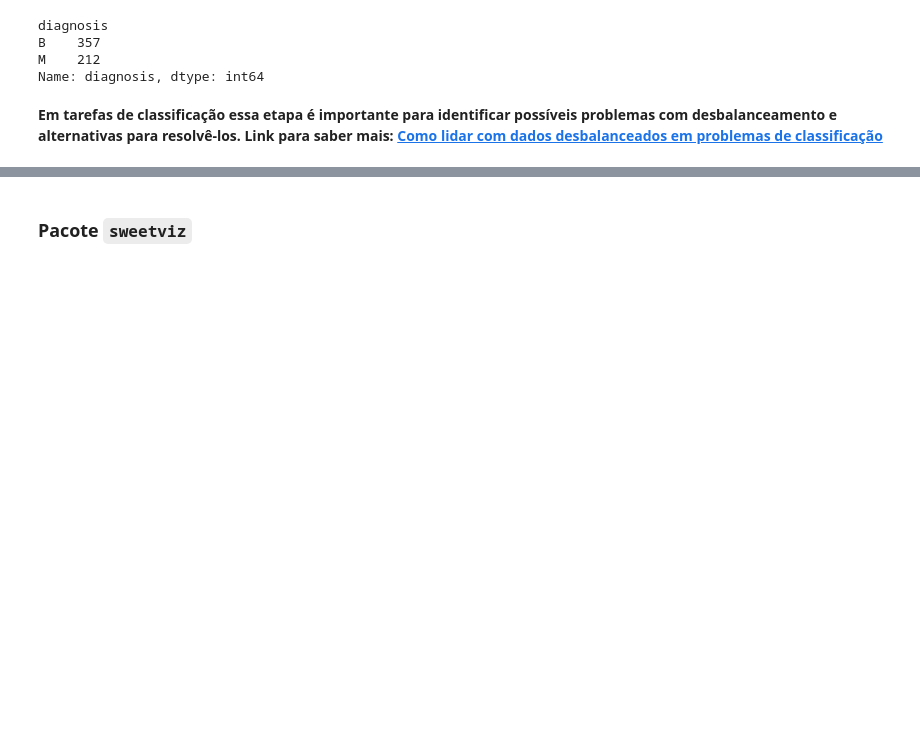
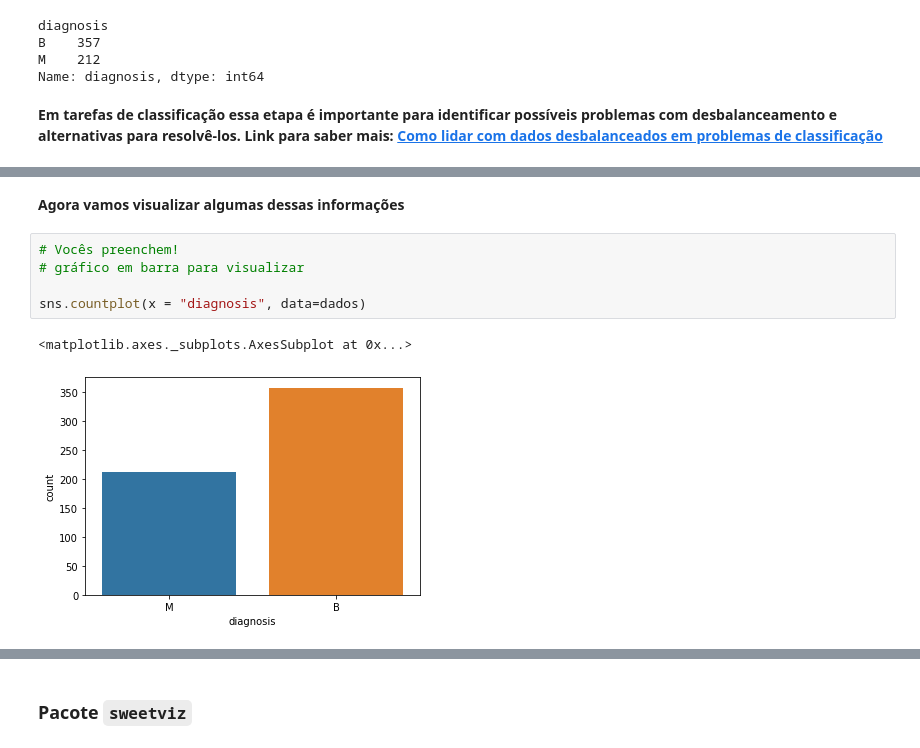
Before and after one commit to rebecadieb/intro_ML_datagirls, a Jupyter notebook: intro_ML.ipynb, the cells around one changed output, grey strips where cells are left out. Saved outputs shown, nothing was run; the diff lists cells and outputs as text; blank space fills up the shorter version.

```diff
--- a/intro_ML.ipynb
+++ b/intro_ML.ipynb
@@ -180,0 +183,10 @@ fitted_plot(dados, 'radius_mean', 'diagnosis', True, 'log_test.png')
+# %% [markdown]
+**Agora vamos visualizar algumas dessas informações**
+# %%
+# Vocês preenchem!
+# gráfico em barra para visualizar
+
+sns.countplot(x = "diagnosis", data=dados)
+# %% [output]
+<matplotlib.axes._subplots.AxesSubplot at 0x...>
+[figure, added]
```
Also changed, not shown: parts of 13 cells of this notebook.
